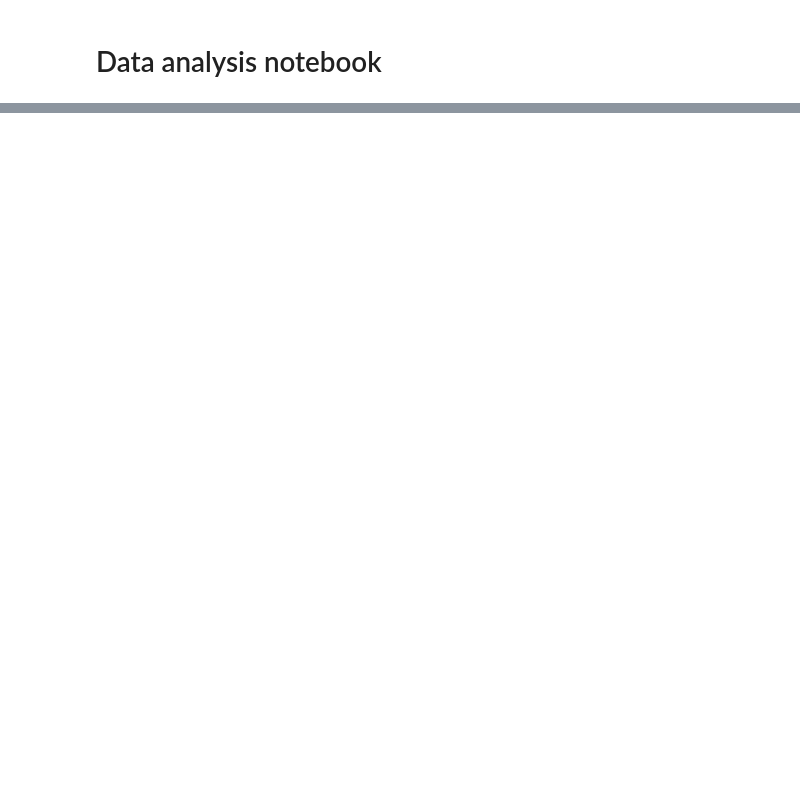
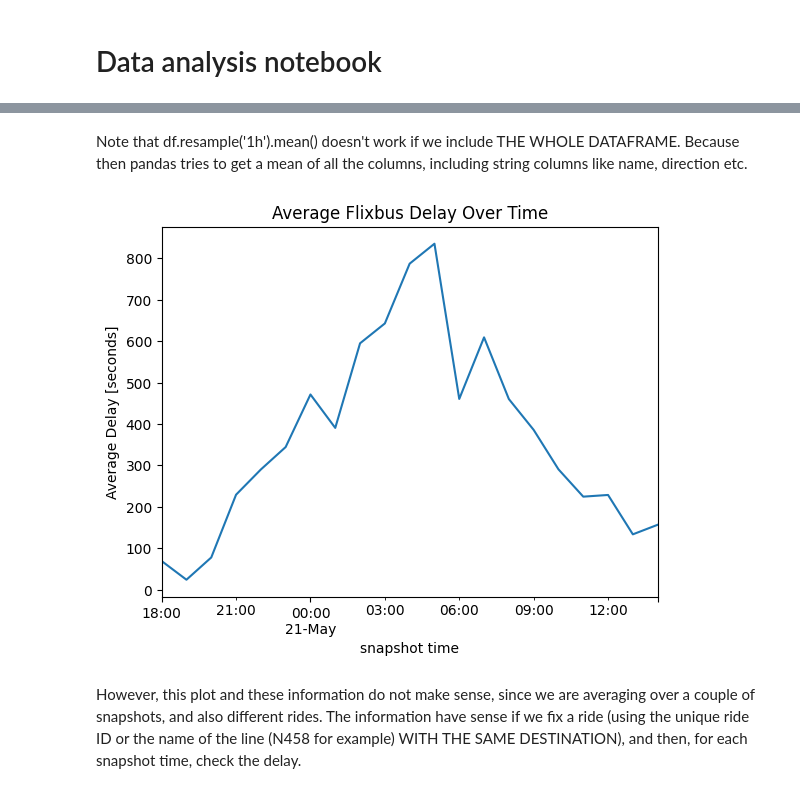
Before and after one commit to armankorajac/flixbus_tracker, a Jupyter notebook: notebooks/analysis_data.ipynb, the cells around one changed output, grey strips where cells are left out. Cells and saved outputs as stored; diff of their text form; code cells hidden in the pictures; blank space fills up the shorter version.

Commit message:
data cleaning and resampling added to analysis

```diff
--- a/notebooks/analysis_data.ipynb
+++ b/notebooks/analysis_data.ipynb
@@ -42,0 +56,2 @@ genoa_principe_df.head()
+# %%
+df['deviation_minutes'] = df['deviation_seconds'] / 60
@@ -42,0 +86,4 @@ genoa_principe_df.head()
+# %%
+df['our_snapshot_time'] = pd.to_datetime(df['our_snapshot_time'])
+df['scheduled_timestamp'] = pd.to_datetime(df['scheduled_timestamp'])
+df['updated_at'] = pd.to_datetime(df['updated_at'])
@@ -42,0 +103,2 @@ genoa_principe_df.head()
+# %%
+df = df.set_index('our_snapshot_time') # now the data is sorted by the time we took the snapshot of the data, which is when we observed the delay. This allows us to analyze how delays evolve over time leading up to the scheduled departure time.
@@ -42,0 +117,2 @@ genoa_principe_df.head()
+# %%
+hourly = df.resample("1h")['deviation_seconds']
@@ -42,0 +179,13 @@ genoa_principe_df.head()
+# %% [markdown]
+Note that df.resample('1h').mean() doesn't work if we include THE WHOLE DATAFRAME. Because then pandas tries to get a mean of all the columns, including string columns like name, direction etc.
+# %%
+hourly.mean().plot()
+plt.xlabel('snapshot time')
+plt.ylabel('Average Delay [seconds]')
+plt.title('Average Flixbus Delay Over Time')
+plt.show()
+# %% [output]
+[figure, added]
+# %% [markdown]
+However, this plot and these information do not make sense, since we are averaging over a couple of snapshots, and also different rides.
+The information have sense if we fix a ride (using the unique ride ID or the name of the line (N458 for example) WITH THE SAME DESTINATION), and then, for each snapshot time, check the delay.
```
Also changed, not shown: parts of 25 cells of this notebook, 20 other files.
